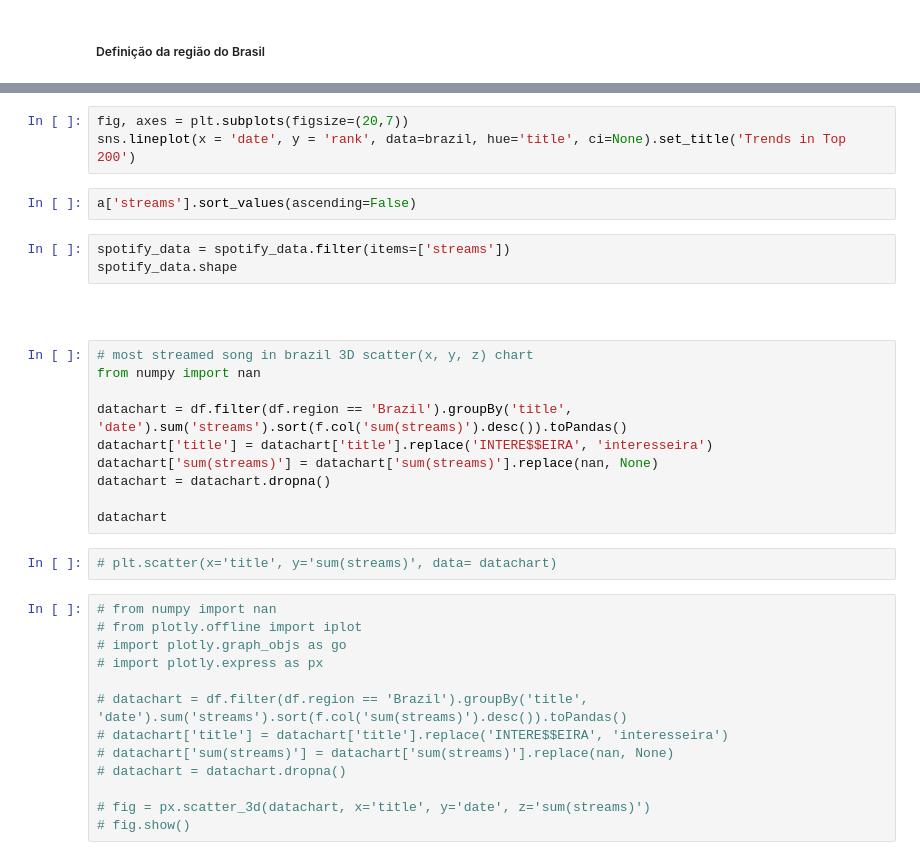
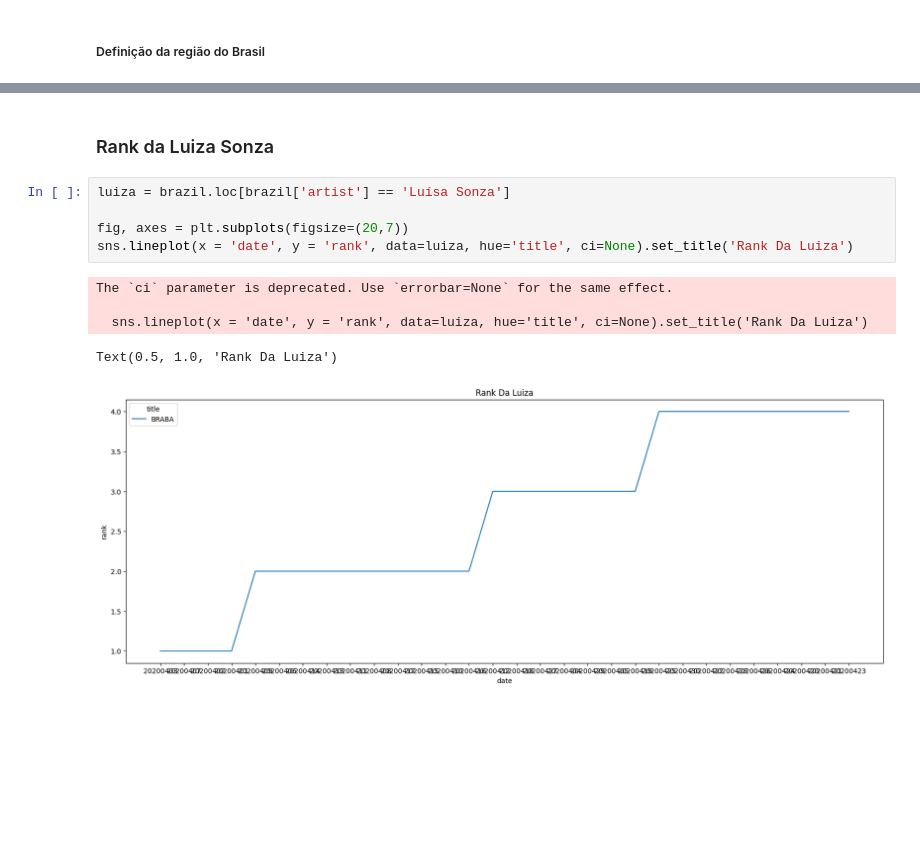
Before and after one commit to matheus1103/finaltopicos3, a Jupyter notebook: final.ipynb, the cells around one changed output, grey strips where cells are left out. Saved outputs shown, nothing was run; the diff lists cells and outputs as text; blank space fills up the shorter version.

```diff
--- a/final.ipynb
+++ b/final.ipynb
@@ -176,35 +147,13 @@ sns.lineplot(x = 'date', y = 'streams', data=brazil, hue='title', ci=None).set_t
+# %% [markdown]
+### Rank da Luiza Sonza
 # %%
+luiza = brazil.loc[brazil['artist'] == 'Luísa Sonza']
+
 fig, axes = plt.subplots(figsize=(20,7))
-sns.lineplot(x = 'date', y = 'rank', data=brazil, hue='title', ci=None).set_title('Trends in Top 200')
+sns.lineplot(x = 'date', y = 'rank', data=luiza, hue='title', ci=None).set_title('Rank Da Luiza')
+# %% [output]
+The `ci` parameter is deprecated. Use `errorbar=None` for the same effect.
+
+  sns.lineplot(x = 'date', y = 'rank', data=luiza, hue='title', ci=None).set_title('Rank Da Luiza')
+Text(0.5, 1.0, 'Rank Da Luiza')
+[figure, added]
-# %%
-a['streams'].sort_values(ascending=False)
-# %%
-spotify_data = spotify_data.filter(items=['streams'])
-spotify_data.shape
-# %% [markdown]
-###
-# %%
-# most streamed song in brazil 3D scatter(x, y, z) chart
-from numpy import nan
-
-datachart = df.filter(df.region == 'Brazil').groupBy('title', 'date').sum('streams').sort(f.col('sum(streams)').desc()).toPandas()
-datachart['title'] = datachart['title'].replace('INTERE$$EIRA', 'interesseira')
-datachart['sum(streams)'] = datachart['sum(streams)'].replace(nan, None)
-datachart = datachart.dropna()
-
-datachart
-# %%
-# plt.scatter(x='title', y='sum(streams)', data= datachart)
-# %%
-# from numpy import nan
-# from plotly.offline import iplot
-# import plotly.graph_objs as go
-# import plotly.express as px
-
-# datachart = df.filter(df.region == 'Brazil').groupBy('title', 'date').sum('streams').sort(f.col('sum(streams)').desc()).toPandas()
-# datachart['title'] = datachart['title'].replace('INTERE$$EIRA', 'interesseira')
-# datachart['sum(streams)'] = datachart['sum(streams)'].replace(nan, None)
-# datachart = datachart.dropna()
-
-# fig = px.scatter_3d(datachart, x='title', y='date', z='sum(streams)')
-# fig.show()
```
Also changed, not shown: parts of 17 cells of this notebook.
